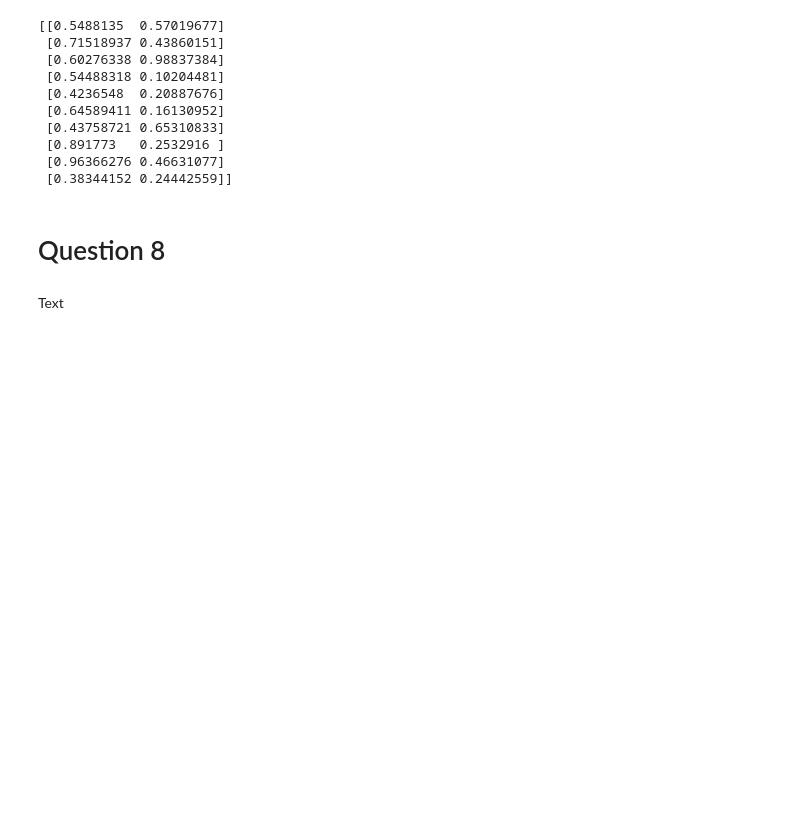
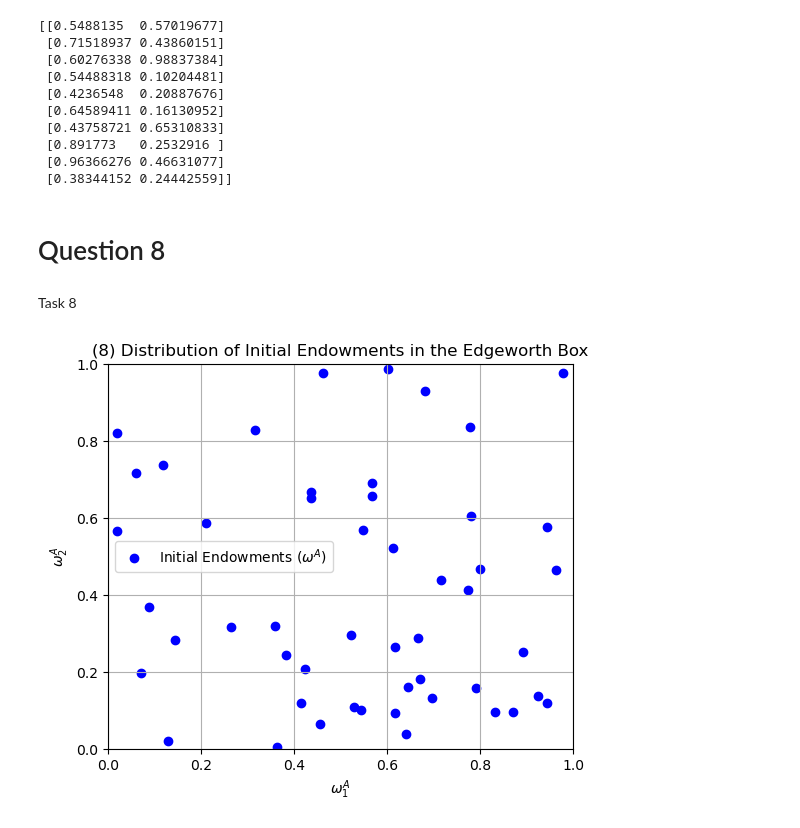
Before and after one commit to NumEconCopenhagen/projects-2024-sara-sara-huda, a Jupyter notebook: inauguralproject/inauguralproject.ipynb, the cells around one changed output. Cells and saved outputs as stored; diff of their text form; code cells hidden in the pictures; blank space fills up the shorter version.

Commit message:
Updated tasks 2 5 and 8

```diff
--- a/inauguralproject/inauguralproject.ipynb
+++ b/inauguralproject/inauguralproject.ipynb
@@ -273,5 +398,32 @@ print(W[:10])
  [0.38344152 0.24442559]]
 # %% [markdown]
 # Question 8
-# %% [markdown]
-Text
+# %% [markdown]
+Task 8
+# %%
+import numpy as np
+import matplotlib.pyplot as plt
+
+
+# seed for reproducibility
+np.random.seed(0)
+
+
+# Generate 50 pairs of initial endowments for ω1A and ω2A from a uniform distribution
+endowments_ω1A = np.random.uniform(0, 1, 50)
+endowments_ω2A = np.random.uniform(0, 1, 50)
+
+
+# Plotting the initial endowments in an Edgeworth Box
+plt.figure(figsize=(6, 5))
+plt.scatter(endowments_ω1A, endowments_ω2A, color='blue', label='Initial Endowments ($\omega^A$)')
+plt.title('(8) Distribution of Initial Endowments in the Edgeworth Box')
+plt.xlabel('$\omega_1^A$')
+plt.ylabel('$\omega_2^A$')
+plt.xlim(0, 1)
+plt.ylim(0, 1)
+plt.grid(True)
+plt.legend()
+plt.show()
+# %% [output]
+[figure, added]
```
Also changed, not shown: parts of 6 cells of this notebook.
